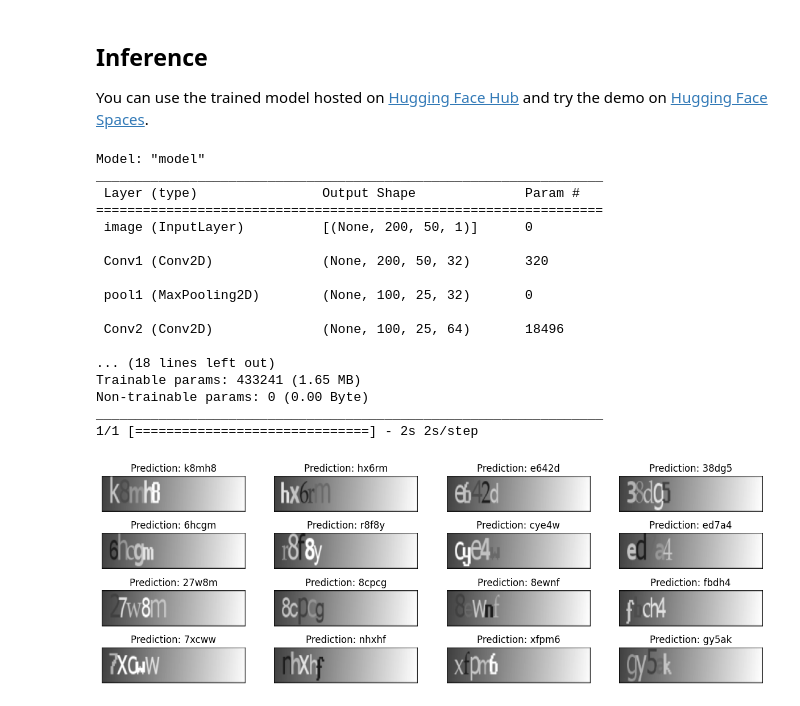
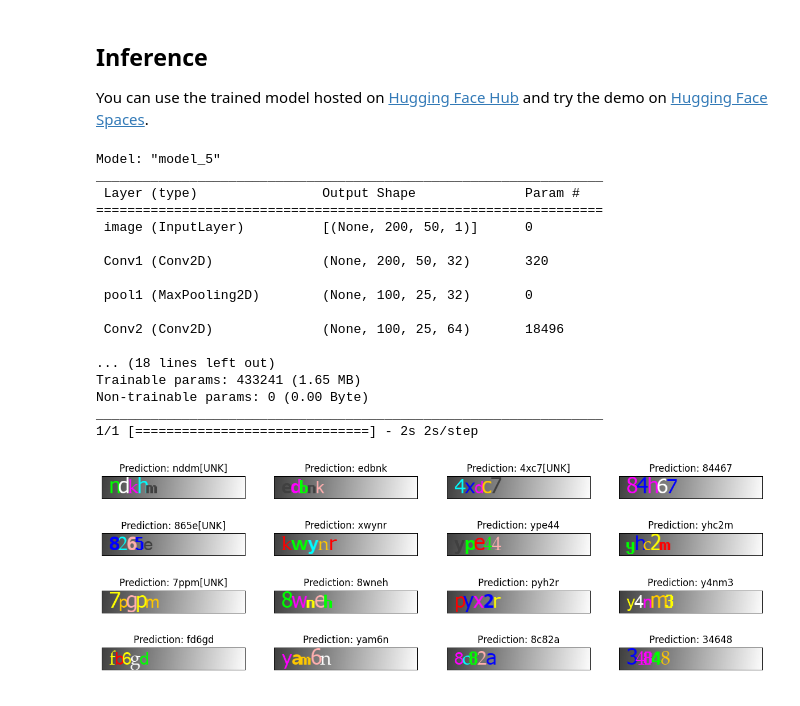
Before and after one commit to maniotrix/Sample_Captcha_Data, a Jupyter notebook: rsce_captcha_ocr.ipynb, the cells around one changed output. Saved outputs shown, nothing was run; the diff lists cells and outputs as text; code cells hidden in the pictures.

```diff
--- a/rsce_captcha_ocr.ipynb
+++ b/rsce_captcha_ocr.ipynb
@@ -171,7 +178,7 @@ for batch in train_dataset.take(1):
     for i in range(16):
         img = (images[i] * 255).numpy().astype("uint8")
         label = tf.strings.reduce_join(num_to_char(labels[i])).numpy().decode("utf-8")
-        ax[i // 4, i % 4].imshow(img[:, :, 0].T, cmap="gray")
+        ax[i // 4, i % 4].imshow(Image.open(x_train[i]))
         ax[i // 4, i % 4].set_title(label)
         ax[i // 4, i % 4].axis("off")
 plt.show()
@@ -440,33 +447,33 @@ for batch in validation_dataset.take(1):
     orig_texts = []
     for label in batch_labels:
         label = tf.strings.reduce_join(num_to_char(label)).numpy().decode("utf-8")
         orig_texts.append(label)
 
     _, ax = plt.subplots(4, 4, figsize=(15, 5))
     for i in range(len(pred_texts)):
         img = (batch_images[i, :, :, 0] * 255).numpy().astype(np.uint8)
         img = img.T
         title = f"Prediction: {pred_texts[i]}"
-        ax[i // 4, i % 4].imshow(img, cmap="gray")
+        ax[i // 4, i % 4].imshow(Image.open(x_valid[i]))
         ax[i // 4, i % 4].set_title(title)
         ax[i // 4, i % 4].axis("off")
 plt.show()
 # %% [output]
-Model: "model"
+Model: "model_5"
 _________________________________________________________________
  Layer (type)                Output Shape              Param #
 =================================================================
  image (InputLayer)          [(None, 200, 50, 1)]      0
 
  Conv1 (Conv2D)              (None, 200, 50, 32)       320
 
  pool1 (MaxPooling2D)        (None, 100, 25, 32)       0
 
  Conv2 (Conv2D)              (None, 100, 25, 64)       18496
 
 ... (18 lines left out)
 Trainable params: 433241 (1.65 MB)
 Non-trainable params: 0 (0.00 Byte)
 _________________________________________________________________
 1/1 [==============================] - 2s 2s/step
-[figure, old version]
+[figure, new version]
```
Also changed, not shown: parts of 7 cells of this notebook.
